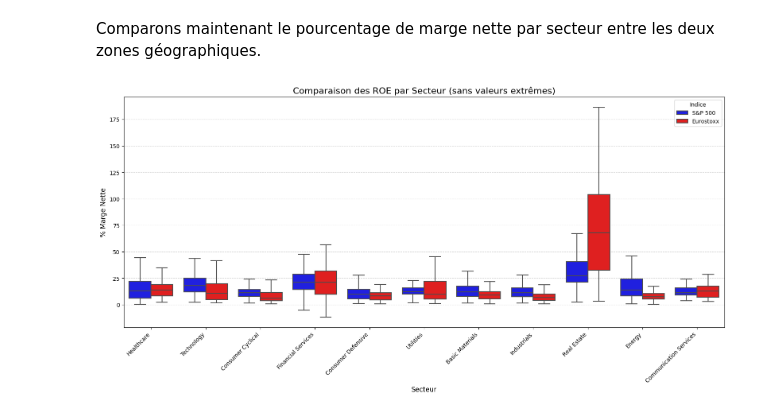
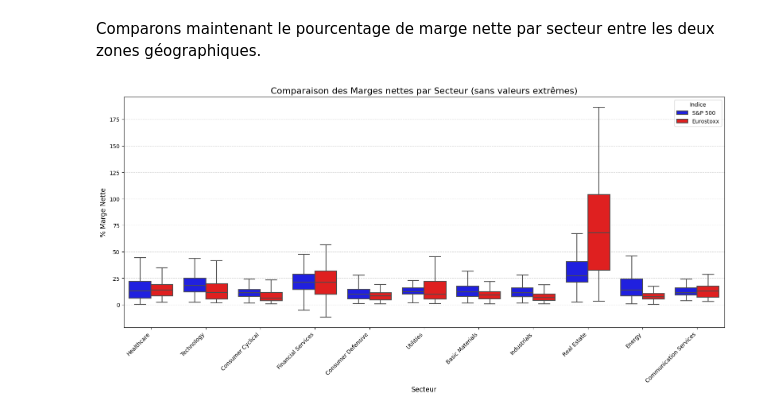
Before and after one commit to tnourlyn/Projet-Python---The-Transatlantic-valuation-guide, a Jupyter notebook: Analyse préliminaire des données/Analyse_preliminaire.ipynb, the cells around one changed output. Drawn from its saved outputs; the diff is of its cells as text; code cells hidden in the pictures.

```diff
--- a/Analyse préliminaire des données/Analyse_preliminaire.ipynb
+++ b/Analyse préliminaire des données/Analyse_preliminaire.ipynb
@@ -335,38 +328,38 @@ Il semble donc y avoir des différences importantes de ROA et de ROE entre les U
 # %% [markdown]
 Comparons maintenant le pourcentage de marge nette par secteur entre les deux zones géographiques.
 # %%
-#Regardons les différences de ROA par secteur
+#Regardons les différences de Marge Nette par secteur
 
 # Configuration de la taille
 plt.figure(figsize=(16, 8))
 
 # Création du boxplot
 sns.boxplot(
     data=df_combined,
     x='Sector',
     y='%MargeNette',
     hue='Indice',
     palette={'S&P 500': 'blue', 'Eurostoxx': 'red'},
     showfliers=False,
     linewidth=1.5
 )
 
 # Titres et Labels
-plt.title('Comparaison des ROE par Secteur (sans valeurs extrêmes)', fontsize=16)
+plt.title('Comparaison des Marges nettes par Secteur (sans valeurs extrêmes)', fontsize=16)
 plt.xlabel('Secteur', fontsize=12)
 plt.ylabel('% Marge Nette', fontsize=12)
 
 # Rotation des étiquettes pour qu'elles ne se chevauchent pas
 plt.xticks(rotation=45, ha='right')
 
 # Grille horizontale pour faciliter la lecture des niveaux
 plt.grid(True, axis='y', linestyle='--', alpha=0.5)
 
 plt.legend(title='Indice')
 plt.tight_layout()
 plt.show()
 # %% [output]
-[figure, old version]
+[figure, new version]
 # %%
 table_sp500_margenette = df_SP500.groupby('Sector')['%MargeNette'].describe()
 table_eurostoxx_margenette = df_STX600.groupby('Sector')['%MargeNette'].describe()
```
Also changed, not shown: parts of 10 cells of this notebook, 2 other files.
